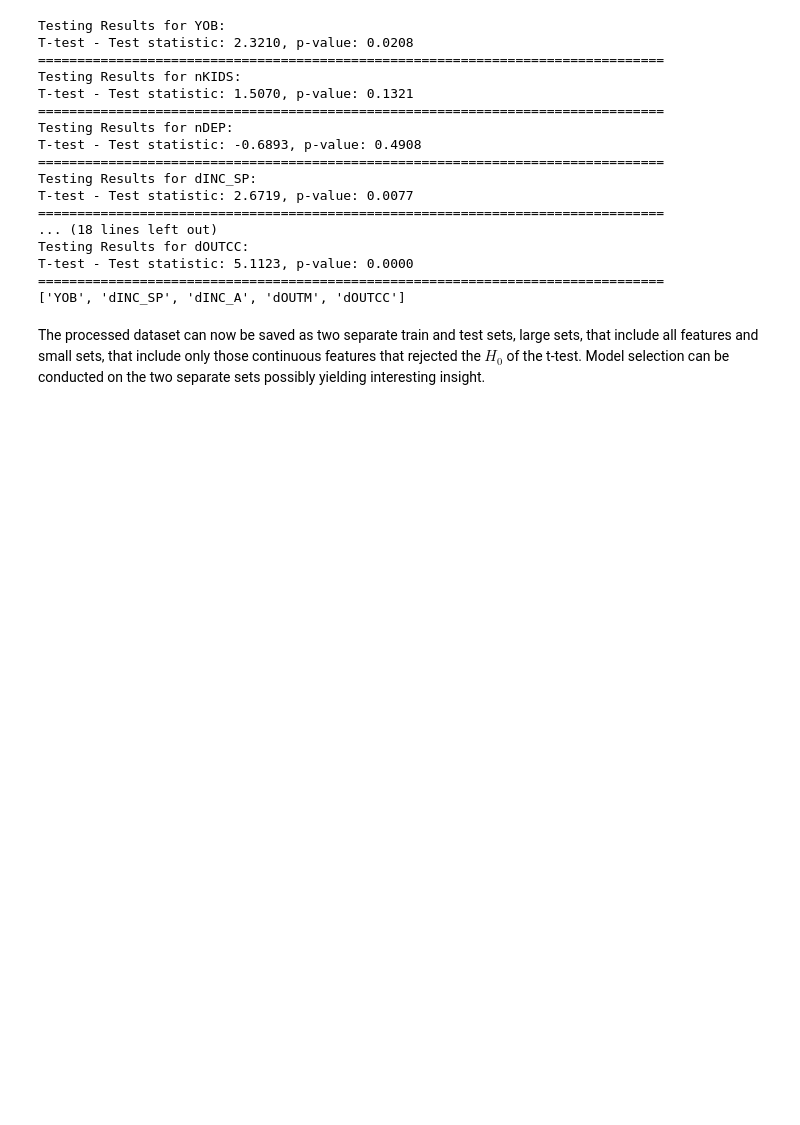
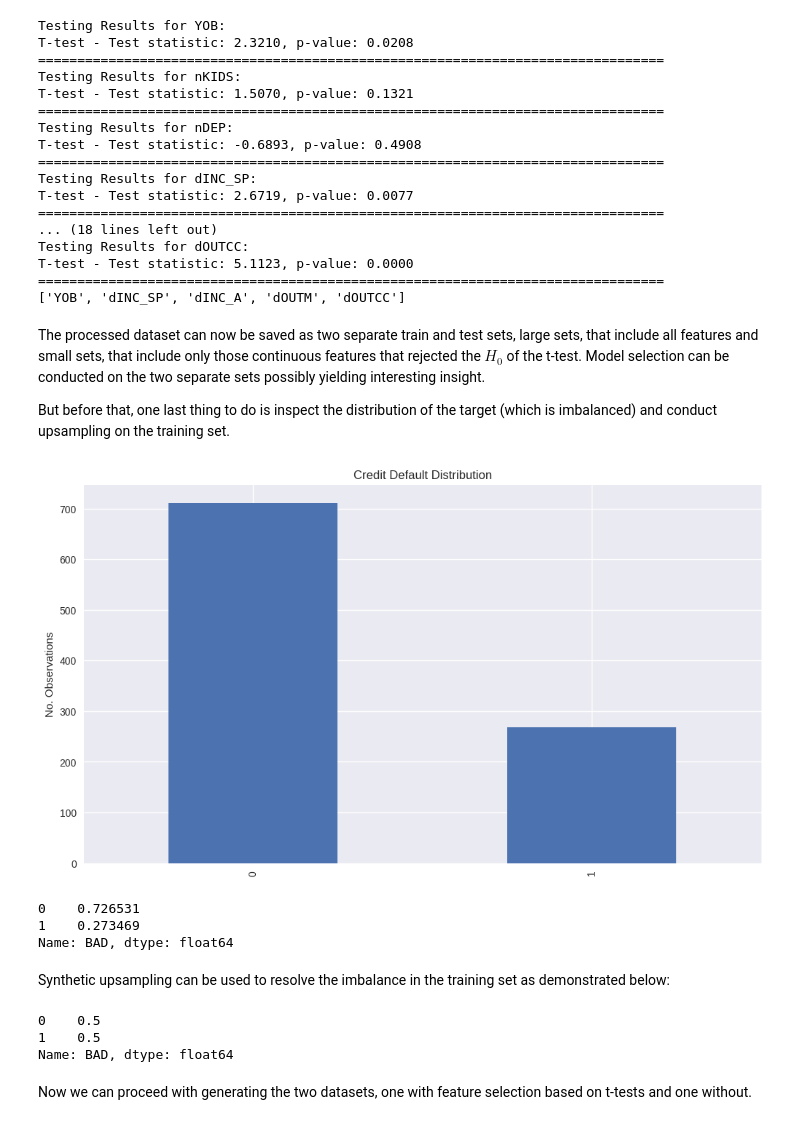
Before and after one commit to anasashb/predictive_modeling_credit_risk, a Jupyter notebook: data_prep_and_selection/prep_notebook.ipynb, the cells around one changed output. Drawn from its saved outputs; the diff is of its cells as text; code cells hidden in the pictures; blank space fills up the shorter version.

Commit message:
Added upsampling

```diff
--- a/data_prep_and_selection/prep_notebook.ipynb
+++ b/data_prep_and_selection/prep_notebook.ipynb
@@ -430,3 +431,43 @@ T-test - Test statistic: 5.1123, p-value: 0.0000
 ['YOB', 'dINC_SP', 'dINC_A', 'dOUTM', 'dOUTCC']
 # %% [markdown]
 The processed dataset can now be saved as two separate train and test sets, large sets, that include all features and small sets, that include only those continuous features that rejected the $H_0$ of the t-test. Model selection can be conducted on the two separate sets possibly yielding interesting insight.
+
+But before that, one last thing to do is inspect the distribution of the target (which is imbalanced) and conduct upsampling on the training set.
+# %%
+plt.figure(figsize=(12,6.75))
+train['BAD'].value_counts().plot(kind='bar')
+plt.title('Credit Default Distribution')
+plt.ylabel('No. Observations')
+plt.show()
+plt.close()
+# %% [output]
+[figure, added]
+# %%
+# Can also inspect imbalance ratio
+imabalance_ratio = train['BAD'].value_counts(normalize=True)
+imabalance_ratio
+# %% [output]
+0    0.726531
+1    0.273469
+Name: BAD, dtype: float64
+# %% [markdown]
+Synthetic upsampling can be used to resolve the imbalance in the training set as demonstrated below:
+# %%
+# Separate target and predictors
+X_train = train.drop('BAD', axis=1)
+y_train = train['BAD']
+
+# Initilize smote
+smote = SMOTE(sampling_strategy='auto',
+              random_state=66)
+# Resample
+X_train_resampled, y_train_resampled = smote.fit_resample(X_train, y_train)
+# Concatenate
+train_resampled = pd.concat([X_train_resampled, y_train_resampled], axis=1)
+# Check
+new_imbalance = train_resampled['BAD'].value_counts(normalize=True)
+new_imbalance
+# %% [output]
+0    0.5
+1    0.5
+Name: BAD, dtype: float64
@@ -433,3 +477,5 @@ The processed dataset can now be saved as two separate train and test sets, larg
+# %% [markdown]
+Now we can proceed with generating the two datasets, one with feature selection based on t-tests and one without.
 # %%
 small_set_cols = [col for col in train.columns if (train[col].dtype != 'float32') or (train[col].dtype == 'float32' and col in significant_features)]
 
```
Also changed, not shown: parts of 2 cells of this notebook, 3 other files.
